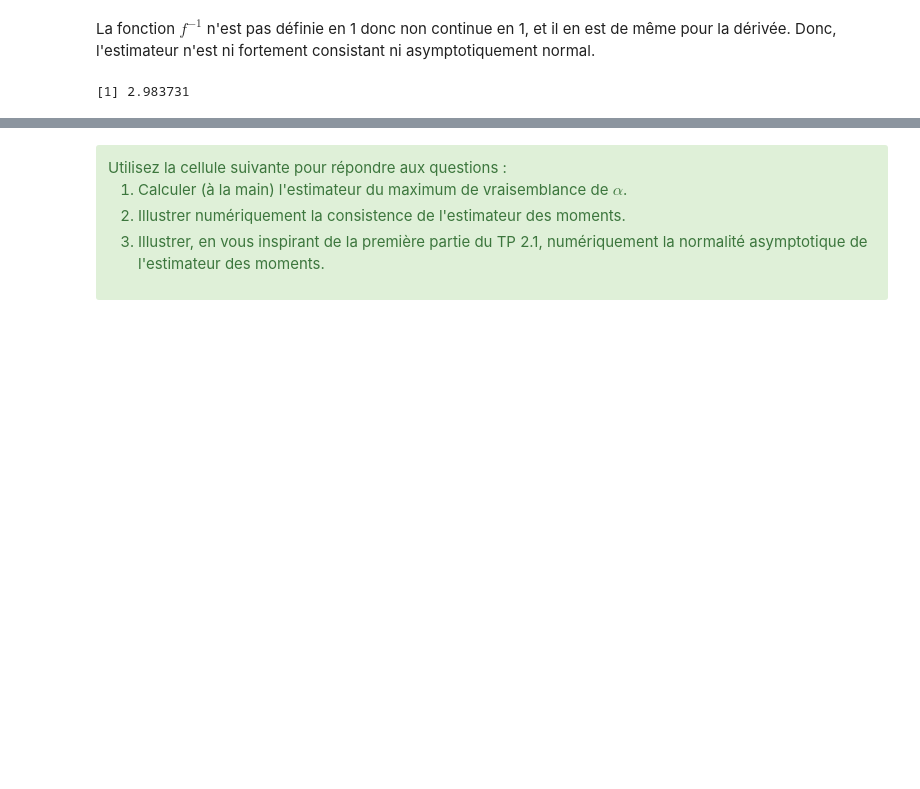
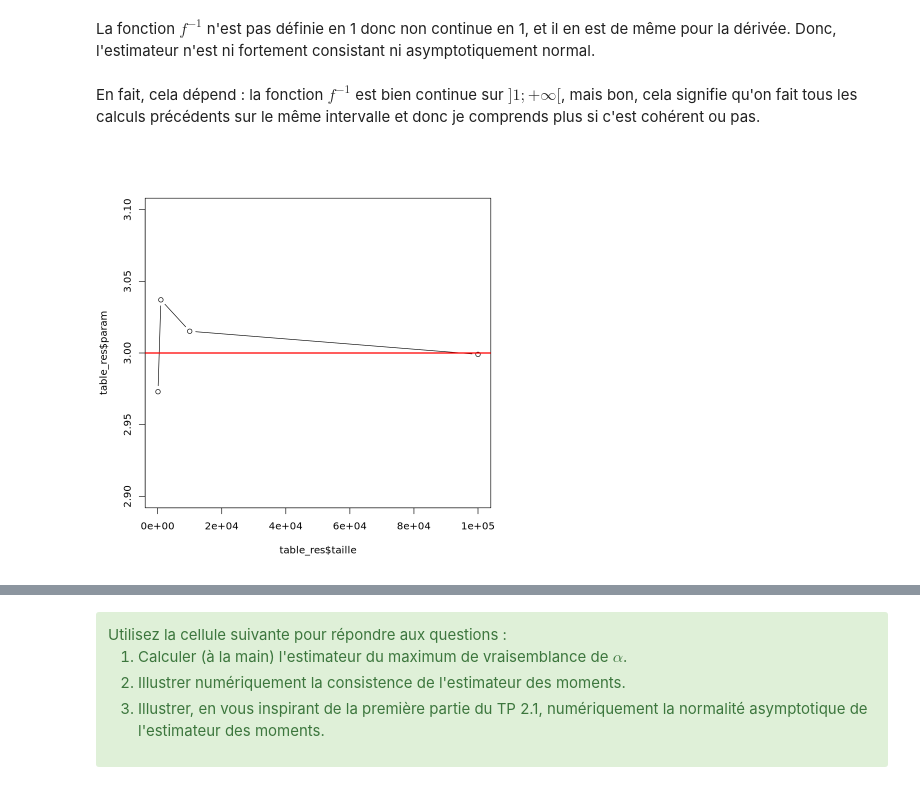
Before and after one commit to adrienmanciet-sys/statistics, a Jupyter notebook: seance_09_09_25/TP2_2_estimation.ipynb, the cells around one changed output, grey strips where cells are left out. Cells and saved outputs as stored; diff of their text form; code cells hidden in the pictures; blank space fills up the shorter version.

```diff
--- a/seance_09_09_25/TP2_2_estimation.ipynb
+++ b/seance_09_09_25/TP2_2_estimation.ipynb
@@ -46,7 +46,28 @@ Puis, on trouve la fonction telle que $\tilde{\alpha}_n=f^{-1}(\bar{X}_n)$ et le
 # %% [markdown]
 La fonction $f^{-1}$ n'est pas définie en 1 donc non continue en 1, et il en est de même pour la dérivée.
 Donc, l'estimateur n'est ni fortement consistant ni asymptotiquement normal.
+# %% [markdown]
+En fait, cela dépend : la fonction $f^{-1}$ est bien continue sur $]1;+\infty[$, mais bon, cela signifie qu'on fait tous les calculs précédents sur le même intervalle et donc je comprends plus si c'est cohérent ou pas.
 # %%
-mean(vecteur)/(mean(vecteur)-1)
+n <- c(100, 1000, 10000, 100000) #création du vecteur des n à tester
+
+table_res = data.frame(taille = n, param = numeric(length = length(n)))
+
+alpha_n <- function(vecteur){
+    return(mean(vecteur)/(mean(vecteur)-1))
+}
+
+for (i in 1:length(n)){
+    uniforme <- runif(n[i],min = 0, max = 1)
+    vecteur_n <- sapply(uniforme, pareto)
+    table_res$param[i] <- alpha_n(vecteur_n)
+}
+
+plot(table_res$taille, table_res$param, type = "b", ylim=c(2.9,3.1))
+
+abline(h = 3, col = "red", lwd = 2)
+
+# Construire l’axe x avec tes tailles
+# axis(1, at = table_res$taille, labels = table_res$taille)
 # %% [output]
-[1] 2.983731
+[figure, added]
```
Also changed, not shown: parts of 4 cells of this notebook.
